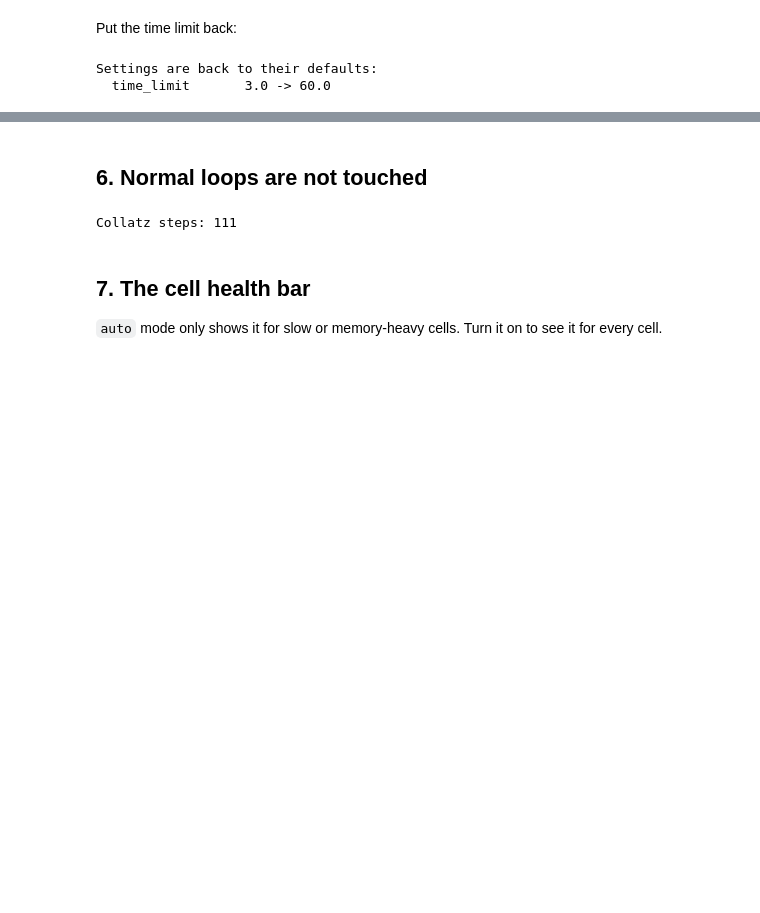
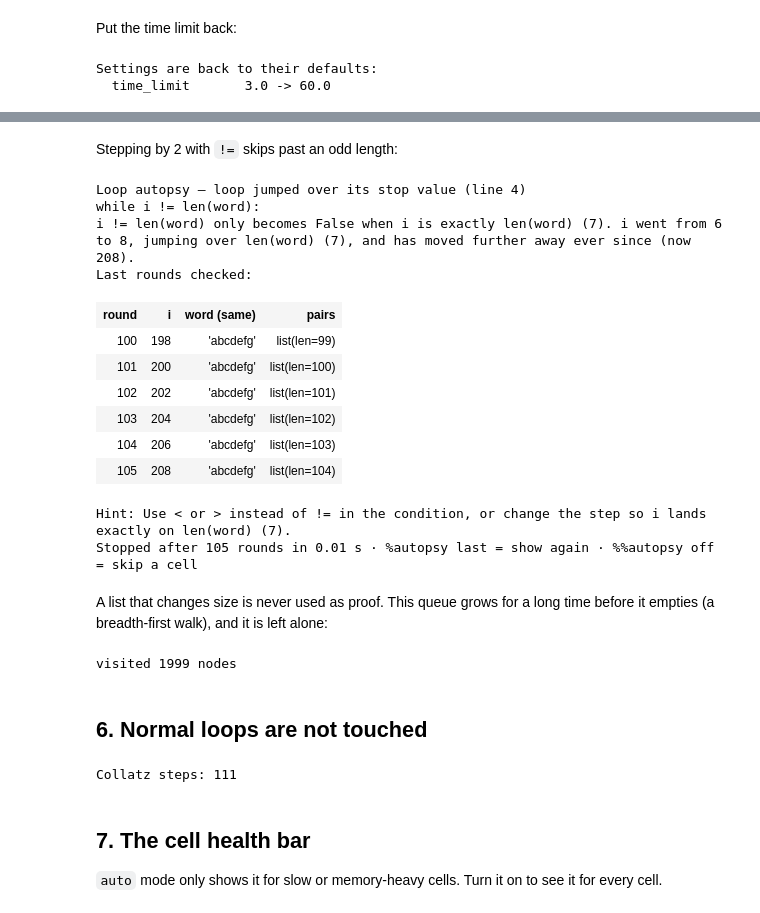
Before and after one commit to Geoeoeo217/loop-autopsy, a Jupyter notebook: examples/demo.ipynb, the cells around one changed output, grey strips where cells are left out. Saved outputs shown, nothing was run; the diff lists cells and outputs as text; code cells hidden in the pictures; blank space fills up the shorter version.

```diff
--- a/examples/demo.ipynb
+++ b/examples/demo.ipynb
@@ -220,3 +242,40 @@ Settings are back to their defaults:
+# %% [markdown]
+Stepping by 2 with `!=` skips past an odd length:
+# %%
+word = 'abcdefg'
+pairs = []
+i = 0
+while i != len(word):
+    pairs.append(word[i:i + 2])
+    i += 2
+# %% [output]
+Loop autopsy — loop jumped over its stop value (line 4)
+while i != len(word):
+i != len(word) only becomes False when i is exactly len(word) (7). i went from 6 to 8, jumping over len(word) (7), and has moved further away ever since (now 208).
+Last rounds checked:
+| round | i | word (same) | pairs |
+| 100 | 198 | 'abcdefg' | list(len=99) |
+| 101 | 200 | 'abcdefg' | list(len=100) |
+| 102 | 202 | 'abcdefg' | list(len=101) |
+| 103 | 204 | 'abcdefg' | list(len=102) |
+| 104 | 206 | 'abcdefg' | list(len=103) |
+| 105 | 208 | 'abcdefg' | list(len=104) |
+Hint: Use < or > instead of != in the condition, or change the step so i lands exactly on len(word) (7).
+Stopped after 105 rounds in 0.01 s · %autopsy last = show again · %%autopsy off = skip a cell
+# %% [markdown]
+A list that changes size is never used as proof. This queue grows for a long time before it empties (a breadth-first walk), and it is left alone:
+# %%
+queue = [1]
+visited = 0
+while len(queue) > 0:
+    node = queue.pop(0)
+    visited += 1
+    if node < 1000:
+        queue.append(2 * node)
+        queue.append(2 * node + 1)
+print('visited', visited, 'nodes')
+# %% [output]
+visited 1999 nodes
 # %% [markdown]
 ## 6. Normal loops are not touched
 # %%
```
Also changed, not shown: parts of 7 cells of this notebook.
